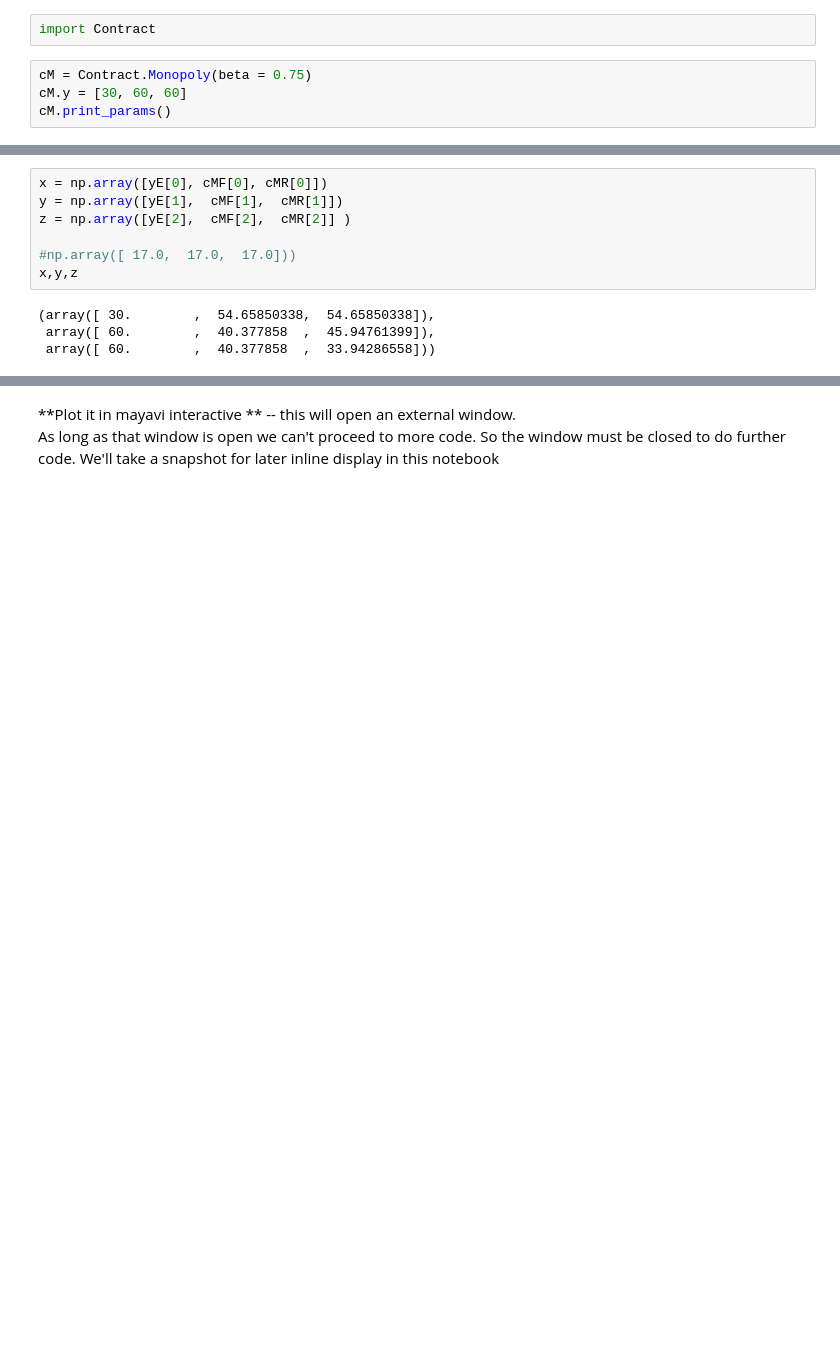
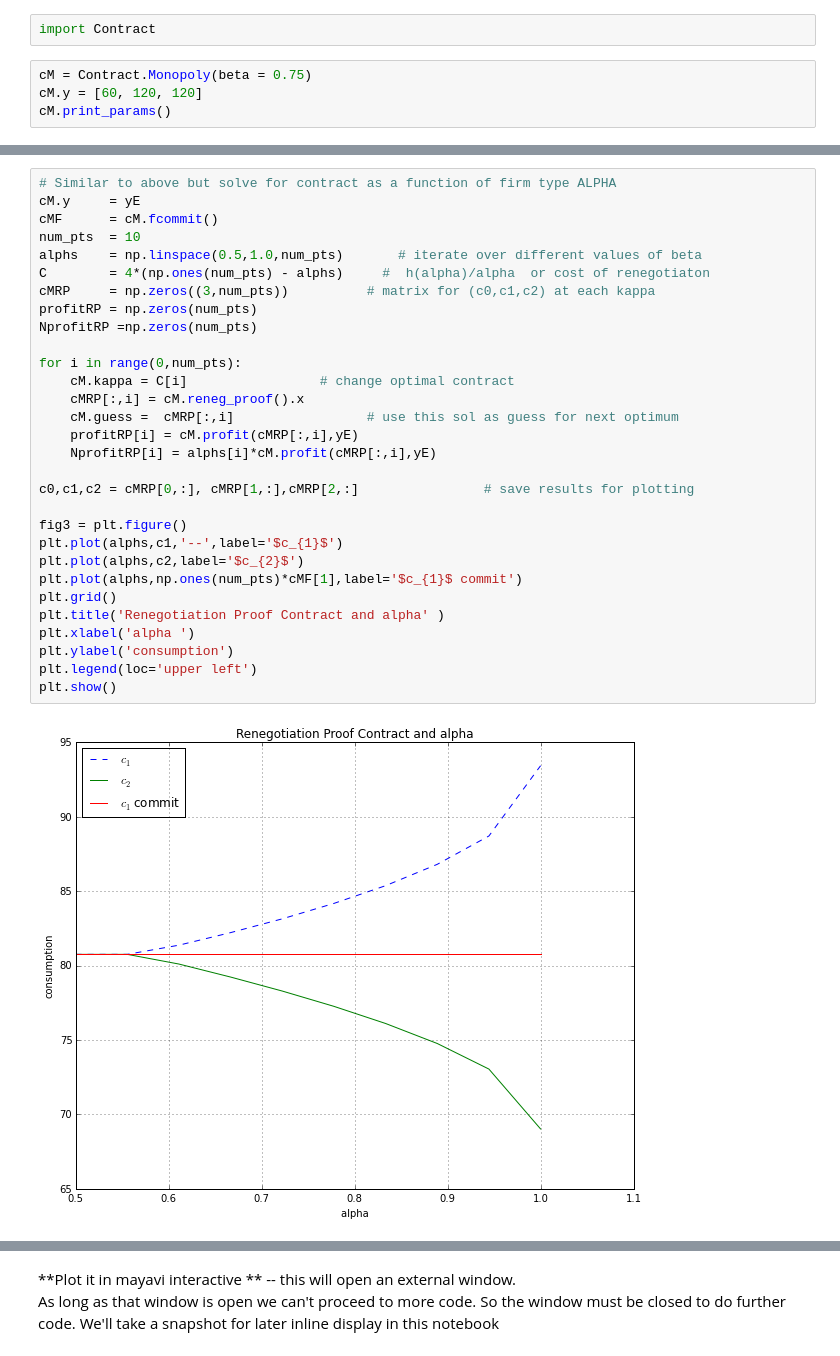
Before and after one commit to jhconning/renegotiation, a Jupyter notebook: py/slicedPlane.ipynb, the cells around one changed output, grey strips where cells are left out. Drawn from its saved outputs; the diff is of its cells as text; blank space fills up the shorter version.

Commit message:
Updates to TEX and slicedPlane
Competitive section and appendix.  Now plotting on isosurface as
function of alpha

```diff
--- a/py/slicedPlane.ipynb
+++ b/py/slicedPlane.ipynb
@@ -26,7 +26,7 @@ WARNING:traits.has_traits:DEPRECATED: traits.has_traits.wrapped_class, 'the 'imp
 import Contract
 # %%
 cM = Contract.Monopoly(beta = 0.75)
-cM.y = [30, 60, 60]
+cM.y = [60, 120, 120]
 cM.print_params()
 # %% [output]
 beta    : 0.75
@@ -61,11 +56,32 @@ def u(c):
-# %%
-x = np.array([yE[0], cMF[0], cMR[0]])
-y = np.array([yE[1],  cMF[1],  cMR[1]])
-z = np.array([yE[2],  cMF[2],  cMR[2]] )
-
-#np.array([ 17.0,  17.0,  17.0]))
-x,y,z
-# %% [output]
-(array([ 30.        ,  54.65850338,  54.65850338]),
- array([ 60.        ,  40.377858  ,  45.94761399]),
- array([ 60.        ,  40.377858  ,  33.94286558]))
+# %%
+# Similar to above but solve for contract as a function of firm type ALPHA
+cM.y     = yE
+cMF      = cM.fcommit()
+num_pts  = 10
+alphs    = np.linspace(0.5,1.0,num_pts)       # iterate over different values of beta
+C        = 4*(np.ones(num_pts) - alphs)     #  h(alpha)/alpha  or cost of renegotiaton
+cMRP     = np.zeros((3,num_pts))          # matrix for (c0,c1,c2) at each kappa
+profitRP = np.zeros(num_pts)
+NprofitRP =np.zeros(num_pts)
+
+for i in range(0,num_pts):
+    cM.kappa = C[i]                 # change optimal contract
+    cMRP[:,i] = cM.reneg_proof().x
+    cM.guess =  cMRP[:,i]                 # use this sol as guess for next optimum
+    profitRP[i] = cM.profit(cMRP[:,i],yE)
+    NprofitRP[i] = alphs[i]*cM.profit(cMRP[:,i],yE)
+
+c0,c1,c2 = cMRP[0,:], cMRP[1,:],cMRP[2,:]                # save results for plotting
+
+fig3 = plt.figure()
+plt.plot(alphs,c1,'--',label='$c_{1}$')
+plt.plot(alphs,c2,label='$c_{2}$')
+plt.plot(alphs,np.ones(num_pts)*cMF[1],label='$c_{1}$ commit')
+plt.grid()
+plt.title('Renegotiation Proof Contract and alpha' )
+plt.xlabel('alpha ')
+plt.ylabel('consumption')
+plt.legend(loc='upper left')
+plt.show()
+# %% [output]
+[figure, added]
```
Also changed, not shown: parts of 10 cells of this notebook, 2 other files.
